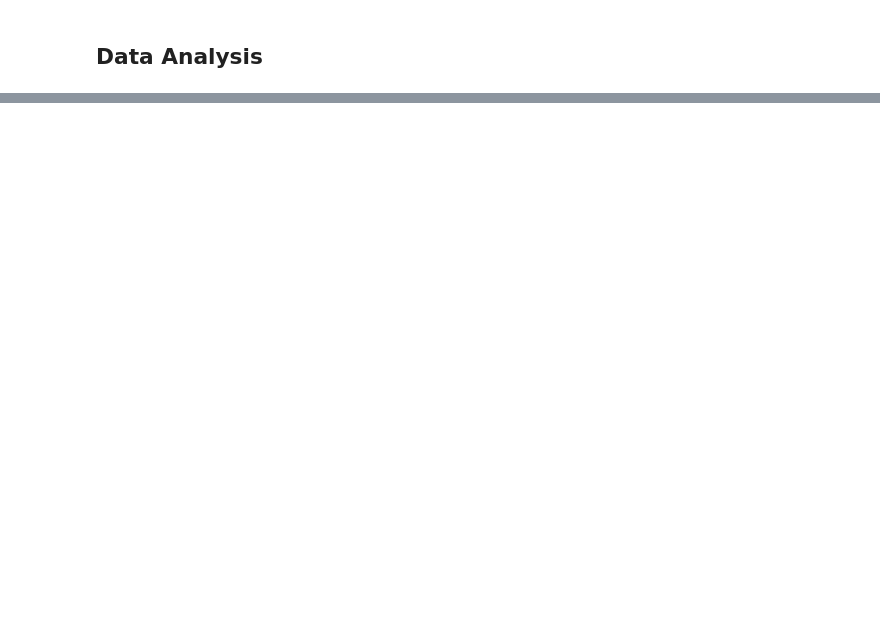
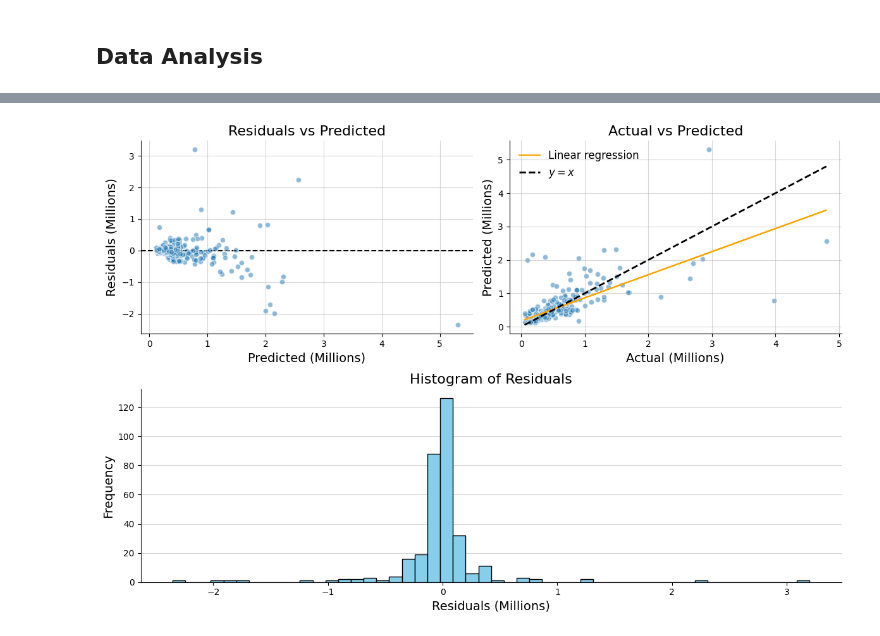
Before and after one commit to AthomsG/Lisbon_Housing_Pricing, a Jupyter notebook: PoC.ipynb, the cells around one changed output, grey strips where cells are left out. Drawn from its saved outputs; the diff is of its cells as text; code cells hidden in the pictures; blank space fills up the shorter version.

```diff
--- a/PoC.ipynb
+++ b/PoC.ipynb
@@ -195,0 +238,6 @@ Name: Bedrooms, dtype: float64
+# %%
+# target encode categorical variables
+target = df['Price']
+
+encoder = ce.TargetEncoder(cols=['Big_City', 'Small_City'])
+df[['Big_City', 'Small_City']] = encoder.fit_transform(df[['Big_City', 'Small_City']], target)
@@ -195,0 +317,81 @@ Name: Bedrooms, dtype: float64
+# %%
+y_pred = rf_best.predict(X_test)
+
+# Calculate the residuals
+residuals = y_test - y_pred
+
+# Set up the GridSpec layout
+fig = plt.figure(figsize=(12, 8))
+gs = GridSpec(2, 2, height_ratios=[1, 1])
+
+# Define a function to remove top and right spines and add grid
+def adjust_plot(ax, grid_horizontal_only=False):
+    ax.spines['top'].set_visible(False)
+    ax.spines['right'].set_visible(False)
+    if grid_horizontal_only:
+        ax.grid(axis='y', zorder=-1, alpha=0.5)
+    else:
+        ax.grid(zorder=-1, alpha=0.5)
+
+zorder=10 # so that the grid doesn't sit on top of the datapoints
+
+# First subplot for Residuals vs Predicted
+ax1 = fig.add_subplot(gs[0, 0])
+ax1.scatter(y_pred / 1e6,
+            residuals / 1e6,
+            edgecolor='white',
+            alpha=0.5,
+            zorder=zorder)
+
+ax1.axhline(y=0, color='black', linestyle='--')
+ax1.set_xlabel('Predicted (Millions)', fontsize=14)
+ax1.set_ylabel('Residuals (Millions)', fontsize=14)
+ax1.set_title('Residuals vs Predicted', fontsize=16)
+adjust_plot(ax1)
+
+# Second subplot for Actual vs Predicted
+ax2 = fig.add_subplot(gs[0, 1])
+ax2.scatter(y_test / 1e6,
+            y_pred / 1e6,
+            edgecolor='white',
+            alpha=0.5)
+
+lin_reg = LinearRegression()
+lin_reg.fit(y_test.values.reshape(-1, 1), y_pred)
+y_lin_reg = lin_reg.predict(y_test.values.reshape(-1, 1))
+
+ax2.plot(y_test / 1e6,
+         y_lin_reg / 1e6,
+         color='orange',
+         label='Linear regression')
+
+min_test, max_test = y_test.min() / 1e6, y_test.max() / 1e6
+ax2.plot([min_test, max_test],
+         [min_test, max_test],
+         'k--',
+         lw=2,
+         label=r'$y=x$')
+
+ax2.set_xlabel('Actual (Millions)', fontsize=14)
+ax2.set_ylabel('Predicted (Millions)', fontsize=14)
+ax2.set_title('Actual vs Predicted', fontsize=16)
+ax2.legend(fontsize=12, frameon=False)
+adjust_plot(ax2)
+
+# Third subplot for Histogram of Residuals spanning both columns
+ax3 = fig.add_subplot(gs[1, :])
+ax3.hist(residuals / 1e6,
+         bins=50,
+         color='skyblue',
+         edgecolor='black',
+         zorder=zorder)
+
+ax3.set_xlabel('Residuals (Millions)', fontsize=14)
+ax3.set_ylabel('Frequency', fontsize=14)
+ax3.set_title('Histogram of Residuals', fontsize=16)
+adjust_plot(ax3, grid_horizontal_only=True)
+
+plt.tight_layout()
+plt.show()
+# %% [output]
+[figure, added]
```
Also changed, not shown: parts of 25 cells of this notebook.
